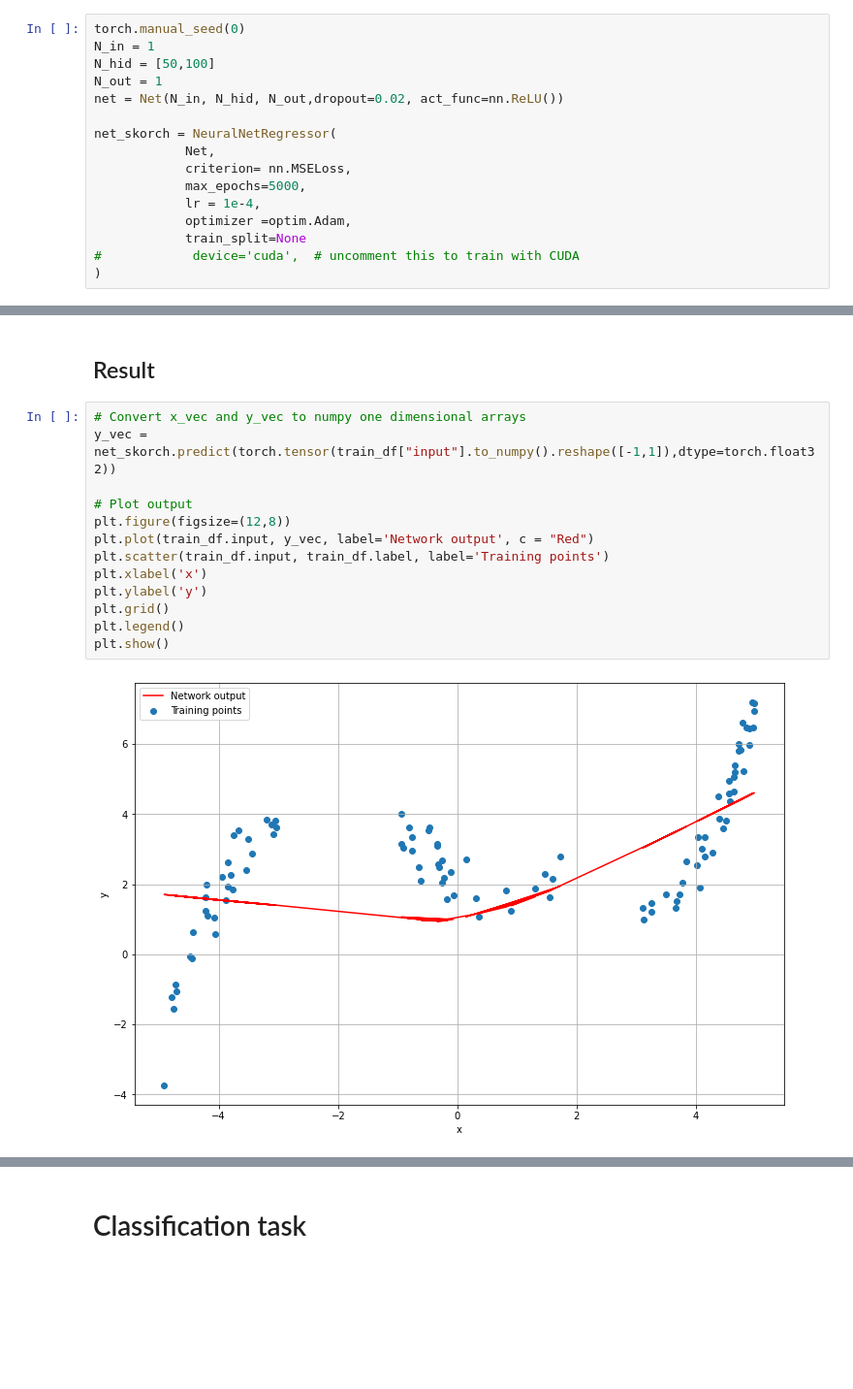
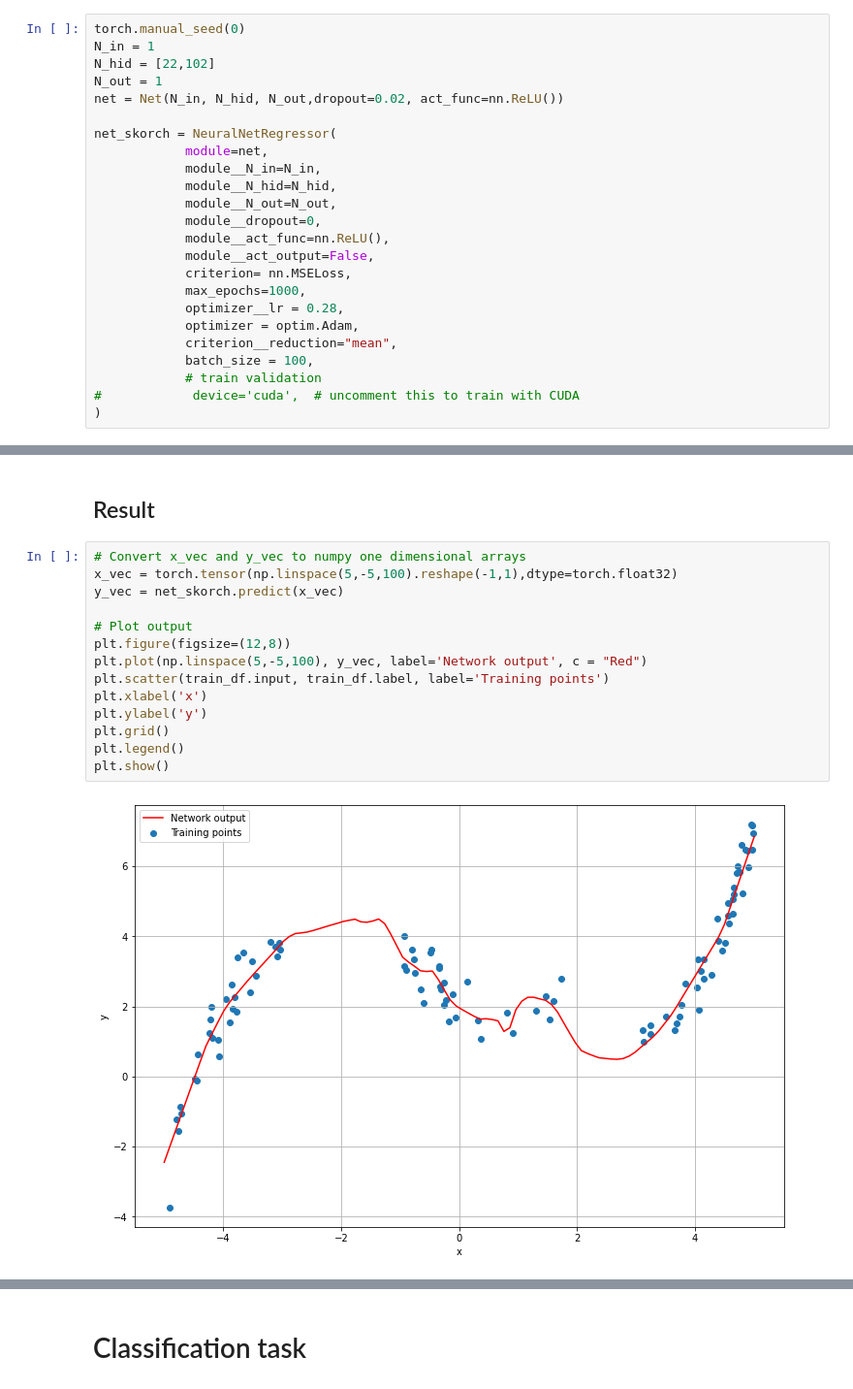
Before and after one commit to Confizolo/PoDProjects, a Jupyter notebook: NNDL/nndl_2021__homework_1.ipynb, the cells around one changed output, grey strips where cells are left out. Shown at 97% size. Saved outputs shown, nothing was run; the diff lists cells and outputs as text; blank space fills up the shorter version.

```diff
--- a/NNDL/nndl_2021__homework_1.ipynb
+++ b/NNDL/nndl_2021__homework_1.ipynb
@@ -167,17 +173,25 @@ class Net(nn.Module):
 # %%
 torch.manual_seed(0)
 N_in = 1
-N_hid = [50,100]
+N_hid = [22,102]
 N_out = 1
 net = Net(N_in, N_hid, N_out,dropout=0.02, act_func=nn.ReLU())
 
 net_skorch = NeuralNetRegressor(
-            Net,
+            module=net,
+            module__N_in=N_in,
+            module__N_hid=N_hid,
+            module__N_out=N_out,
+            module__dropout=0,
+            module__act_func=nn.ReLU(),
+            module__act_output=False,
             criterion= nn.MSELoss,
-            max_epochs=5000,
-            lr = 1e-4,
-            optimizer =optim.Adam,
-            train_split=None
+            max_epochs=1000,
+            optimizer__lr = 0.28,
+            optimizer = optim.Adam,
+            criterion__reduction="mean",
+            batch_size = 100,
+            # train validation
 #            device='cuda',  # uncomment this to train with CUDA
 )
 # %% [output]
@@ -265,16 +265,17 @@ plt.show()
 ## Result
 # %%
 # Convert x_vec and y_vec to numpy one dimensional arrays
-y_vec = net_skorch.predict(torch.tensor(train_df["input"].to_numpy().reshape([-1,1]),dtype=torch.float32))
+x_vec = torch.tensor(np.linspace(5,-5,100).reshape(-1,1),dtype=torch.float32)
+y_vec = net_skorch.predict(x_vec)
 
 # Plot output
 plt.figure(figsize=(12,8))
-plt.plot(train_df.input, y_vec, label='Network output', c = "Red")
+plt.plot(np.linspace(5,-5,100), y_vec, label='Network output', c = "Red")
 plt.scatter(train_df.input, train_df.label, label='Training points')
 plt.xlabel('x')
 plt.ylabel('y')
 plt.grid()
 plt.legend()
 plt.show()
 # %% [output]
-[figure, old version]
+[figure, new version]
```
Also changed, not shown: parts of 41 cells of this notebook, 4 other files.
